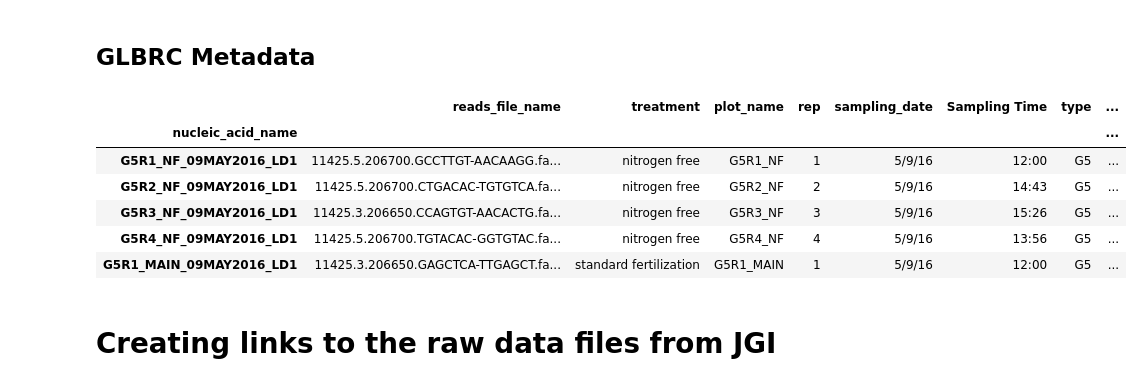
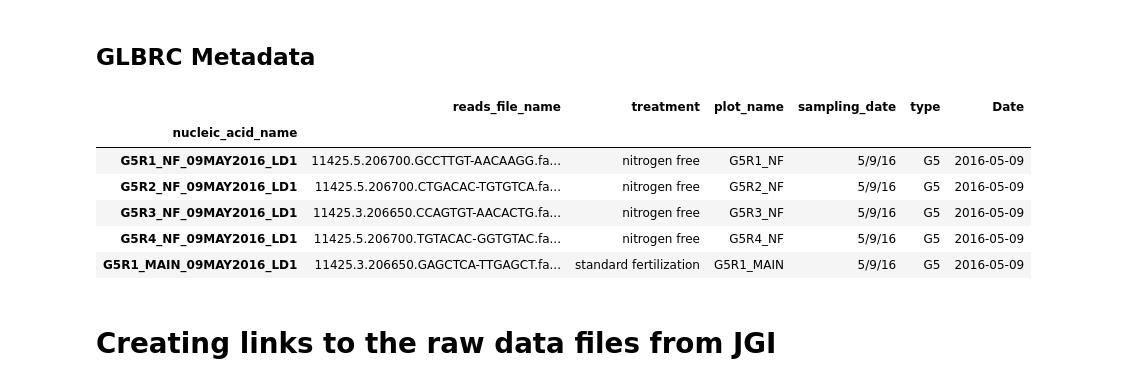
Before and after one commit to skDooley/GLBRC, a Jupyter notebook: 2016_WGS_DataPrep.ipynb, the cells around one changed output. Drawn from its saved outputs; the diff is of its cells as text; code cells hidden in the pictures.

```diff
--- a/2016_WGS_DataPrep.ipynb
+++ b/2016_WGS_DataPrep.ipynb
@@ -32,21 +35,21 @@ def scolor(i,n,pickColor):
 # %%
 metadata = read_csv("metadata/GLBRC_MetaG_Metadata.tsv",sep='\t')
 metadata.set_index("nucleic_acid_name",inplace=True)
-metadata.drop(["source","sampling ID","sequencing_type","height_mean_cm","air_temp_c"],axis=1,inplace=True)
+metadata.drop(["source","sampling ID","sequencing_type","height_mean_cm","air_temp_c","rep","Sampling Time"],axis=1,inplace=True)
 
 for id in metadata.index: metadata.loc[id,"type"] = metadata[metadata.index == id].plot_name[0][0:2]
 metadata['Date'] = to_datetime(metadata.sampling_date)
 metadata=metadata.sort_values(by=["type","Date","treatment","plot_name"])
 # metadata['JGI_File'] = metadata.index
 metadata.head()
 # %% [output]
-|  | reads_file_name | treatment | plot_name | rep | sampling_date | Sampling Time | type | ... |
-| nucleic_acid_name |  |  |  |  |  |  |  | ... |
-| G5R1_NF_09MAY2016_LD1 | 11425.5.206700.GCCTTGT-AACAAGG.fa... | nitrogen free | G5R1_NF | 1 | 5/9/16 | 12:00 | G5 | ... |
-| G5R2_NF_09MAY2016_LD1 | 11425.5.206700.CTGACAC-TGTGTCA.fa... | nitrogen free | G5R2_NF | 2 | 5/9/16 | 14:43 | G5 | ... |
-| G5R3_NF_09MAY2016_LD1 | 11425.3.206650.CCAGTGT-AACACTG.fa... | nitrogen free | G5R3_NF | 3 | 5/9/16 | 15:26 | G5 | ... |
-| G5R4_NF_09MAY2016_LD1 | 11425.5.206700.TGTACAC-GGTGTAC.fa... | nitrogen free | G5R4_NF | 4 | 5/9/16 | 13:56 | G5 | ... |
-| G5R1_MAIN_09MAY2016_LD1 | 11425.3.206650.GAGCTCA-TTGAGCT.fa... | standard fertilization | G5R1_MAIN | 1 | 5/9/16 | 12:00 | G5 | ... |
+|  | reads_file_name | treatment | plot_name | sampling_date | type | Date |
+| nucleic_acid_name |  |  |  |  |  |  |
+| G5R1_NF_09MAY2016_LD1 | 11425.5.206700.GCCTTGT-AACAAGG.fa... | nitrogen free | G5R1_NF | 5/9/16 | G5 | 2016-05-09 |
+| G5R2_NF_09MAY2016_LD1 | 11425.5.206700.CTGACAC-TGTGTCA.fa... | nitrogen free | G5R2_NF | 5/9/16 | G5 | 2016-05-09 |
+| G5R3_NF_09MAY2016_LD1 | 11425.3.206650.CCAGTGT-AACACTG.fa... | nitrogen free | G5R3_NF | 5/9/16 | G5 | 2016-05-09 |
+| G5R4_NF_09MAY2016_LD1 | 11425.5.206700.TGTACAC-GGTGTAC.fa... | nitrogen free | G5R4_NF | 5/9/16 | G5 | 2016-05-09 |
+| G5R1_MAIN_09MAY2016_LD1 | 11425.3.206650.GAGCTCA-TTGAGCT.fa... | standard fertilization | G5R1_MAIN | 5/9/16 | G5 | 2016-05-09 |
 # %% [markdown]
 # Creating links to the raw data files from JGI
 # %%
```
Also changed, not shown: parts of 25 cells of this notebook.
